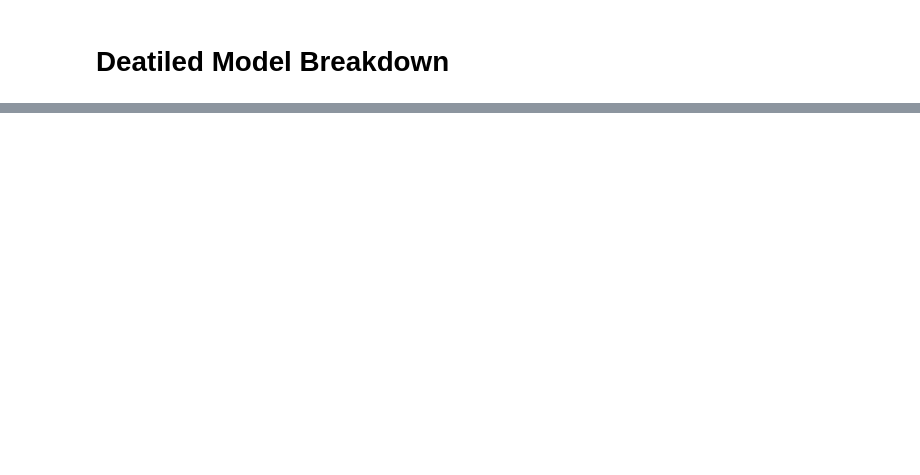
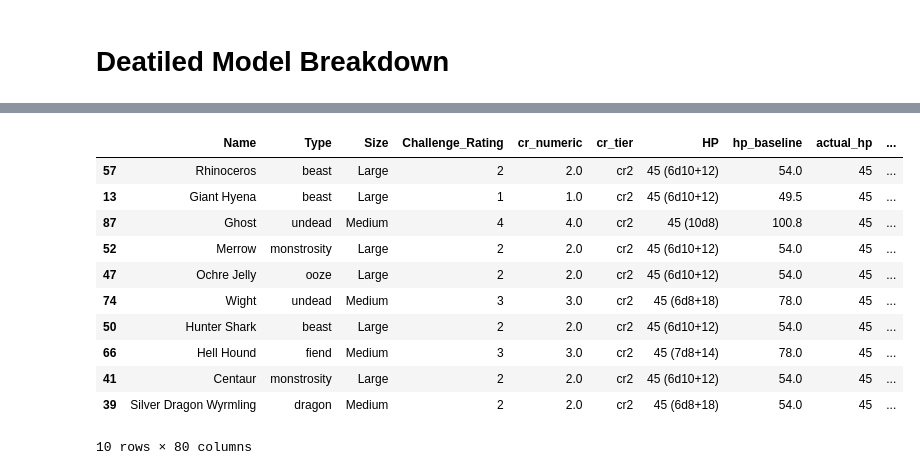
Before and after one commit to conorbarryhoke/matrix_v0, a Jupyter notebook: notebooks/3_model_analysis.ipynb, the cells around one changed output, grey strips where cells are left out. Cells and saved outputs as stored; diff of their text form; code cells hidden in the pictures; blank space fills up the shorter version.

```diff
--- a/notebooks/3_model_analysis.ipynb
+++ b/notebooks/3_model_analysis.ipynb
@@ -244,3 +246,19 @@ Name: has_flying, Length: 113, dtype: int64
+# %%
+_df_check = analysis_dfs['cr2']
+_df_check[_df_check['actual_hp'] == 45]
+# %% [output]
+|  | Name | Type | Size | Challenge_Rating | cr_numeric | cr_tier | HP | hp_baseline | actual_hp | ... |
+| 57 | Rhinoceros | beast | Large | 2 | 2.0 | cr2 | 45 (6d10+12) | 54.0 | 45 | ... |
+| 13 | Giant Hyena | beast | Large | 1 | 1.0 | cr2 | 45 (6d10+12) | 49.5 | 45 | ... |
+| 87 | Ghost | undead | Medium | 4 | 4.0 | cr2 | 45 (10d8) | 100.8 | 45 | ... |
+| 52 | Merrow | monstrosity | Large | 2 | 2.0 | cr2 | 45 (6d10+12) | 54.0 | 45 | ... |
+| 47 | Ochre Jelly | ooze | Large | 2 | 2.0 | cr2 | 45 (6d10+12) | 54.0 | 45 | ... |
+| 74 | Wight | undead | Medium | 3 | 3.0 | cr2 | 45 (6d8+18) | 78.0 | 45 | ... |
+| 50 | Hunter Shark | beast | Large | 2 | 2.0 | cr2 | 45 (6d10+12) | 54.0 | 45 | ... |
+| 66 | Hell Hound | fiend | Medium | 3 | 3.0 | cr2 | 45 (7d8+14) | 78.0 | 45 | ... |
+| 41 | Centaur | monstrosity | Large | 2 | 2.0 | cr2 | 45 (6d10+12) | 54.0 | 45 | ... |
+| 39 | Silver Dragon Wyrmling | dragon | Medium | 2 | 2.0 | cr2 | 45 (6d8+18) | 54.0 | 45 | ... |
+10 rows × 80 columns
 # %%
 plot_performance_scatter(analysis_dfs, highlight_feature='has_spellcasting')
 # %% [output]
```
Also changed, not shown: parts of 8 cells of this notebook, 12 other files.
